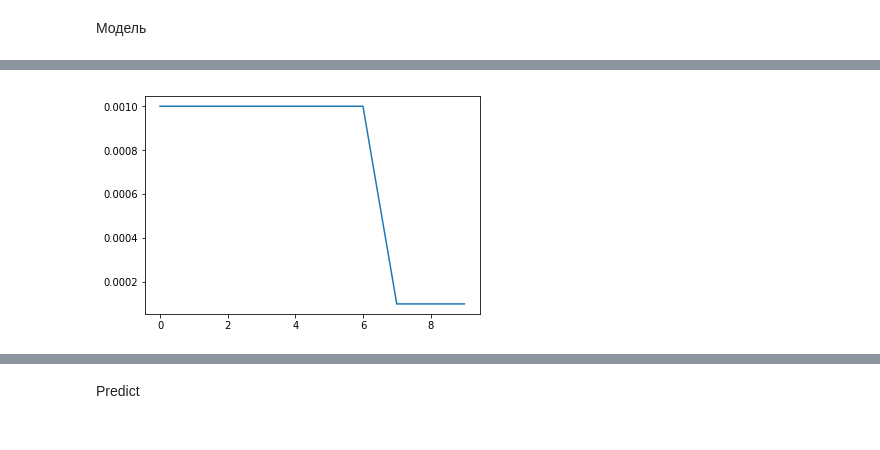
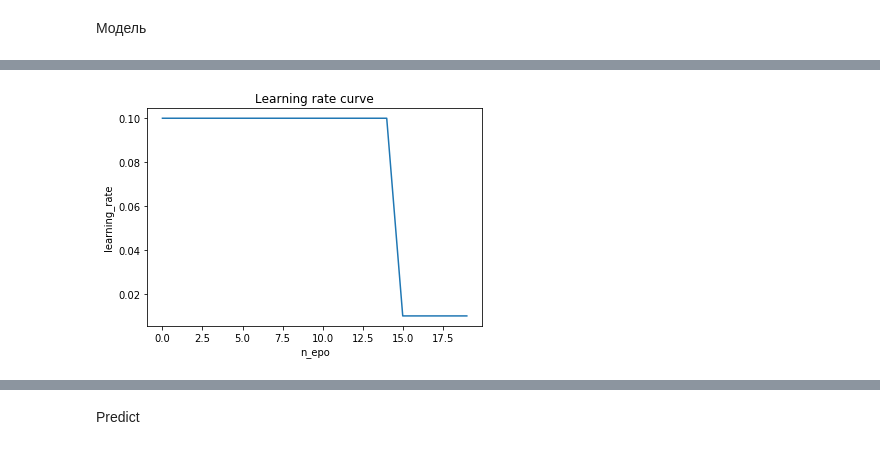
Before and after one commit to Stoneberry/CompLingv_hse, a Jupyter notebook: assignment_5_Kostyanitsyna.ipynb, the cells around one changed output, grey strips where cells are left out. Drawn from its saved outputs; the diff is of its cells as text; code cells hidden in the pictures.

```diff
--- a/assignment_5_Kostyanitsyna.ipynb
+++ b/assignment_5_Kostyanitsyna.ipynb
@@ -330,6 +371,6 @@ torch.Size([3000000, 300])
 # %% [markdown]
 Модель
 # %%
-model2, test_iterator2, total_lr2 = build(10, train, valid, test, my_weights, model2=False)
+model2, total_lr2, total_loss2 = build(30, train_iterator, valid_iterator, my_weights, model2=False)
 # %% [output]
 model initialized
@@ -340,4 +381,4 @@ Epoch     6: reducing learning rate of group 0 to 1.0000e-04.
-# %%
-my_plot(10, total_lr2)
-# %% [output]
-[figure, removed]
+# %%
+lr_plot(total_lr2)
+# %% [output]
+[figure, added]
```
Also changed, not shown: parts of 30 cells of this notebook.
